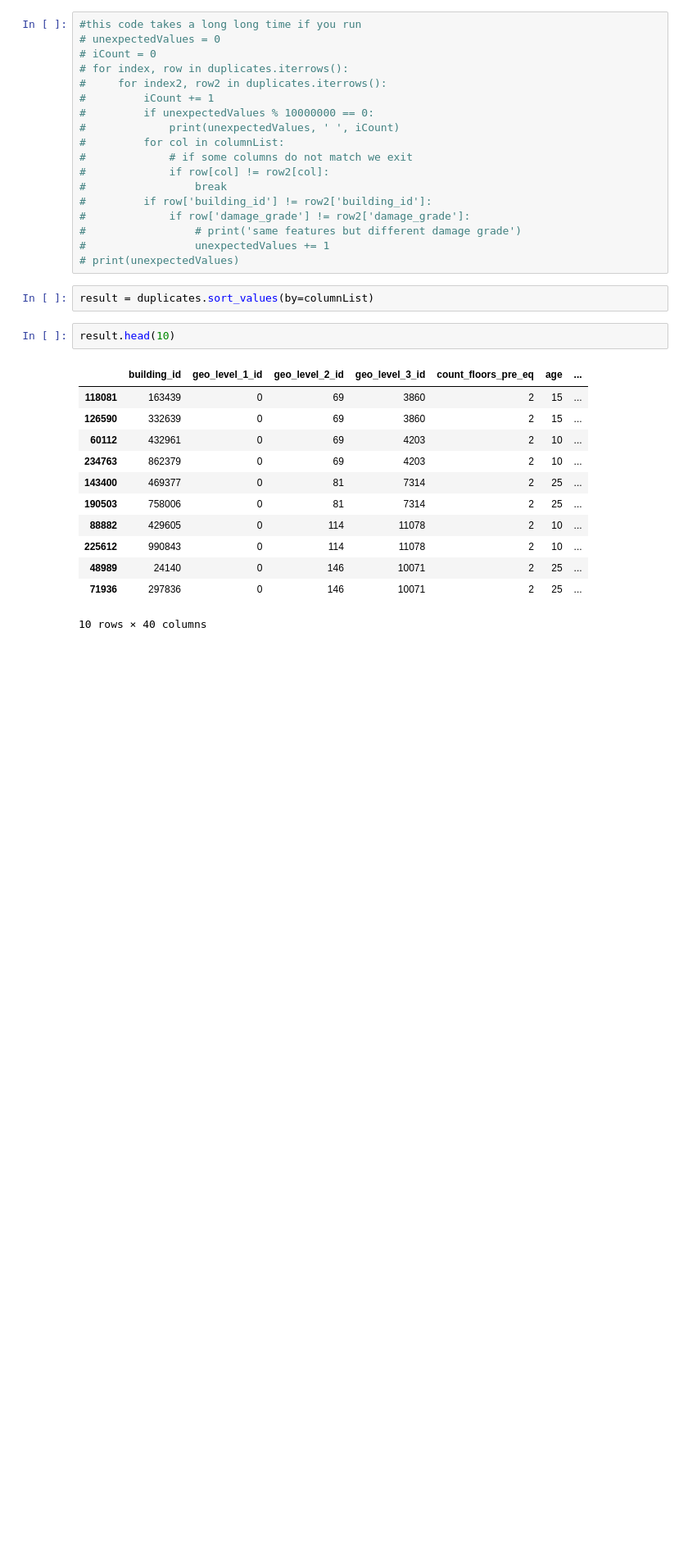
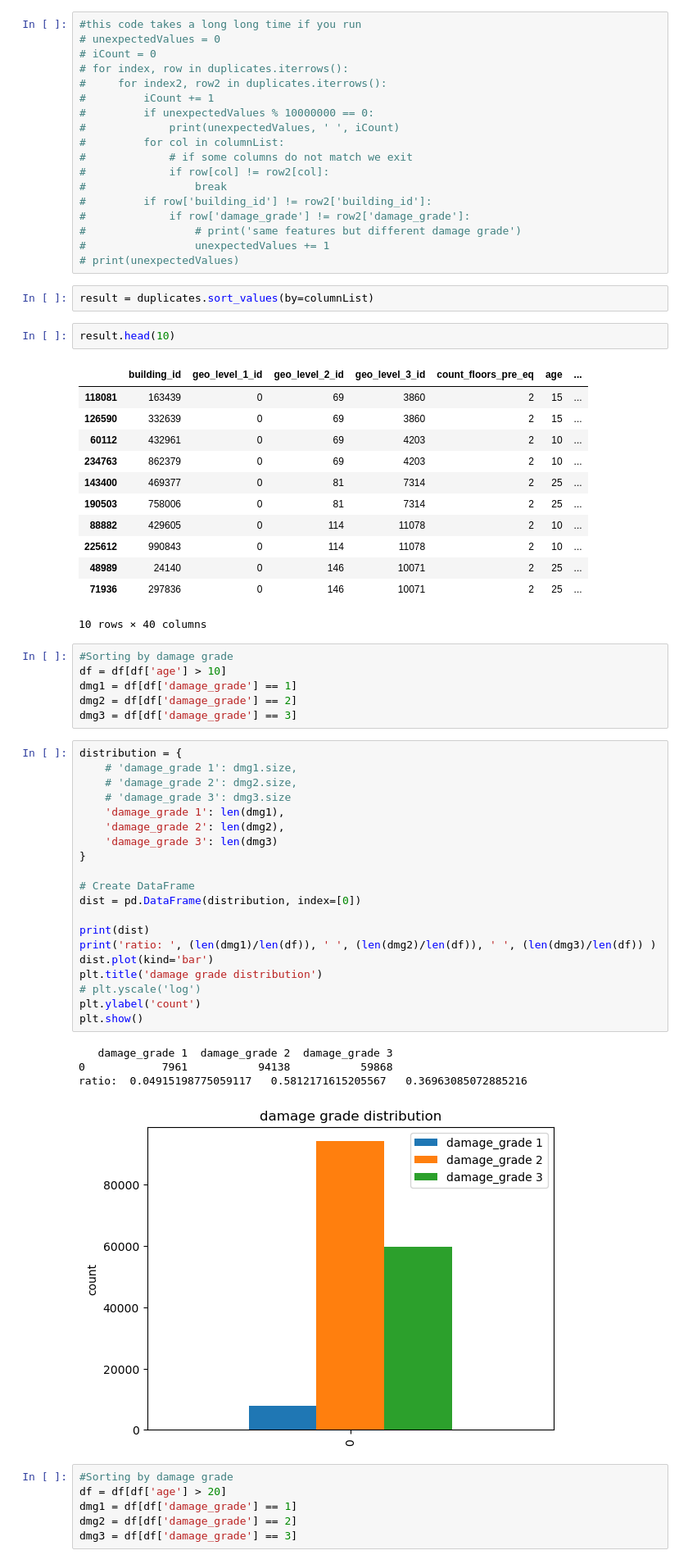
Before and after one commit to EvanGalea2/Earthquake-Damage-Predictor, a Jupyter notebook: DataExploration.ipynb, the cells around one changed output. Shown at 82% size. Drawn from its saved outputs; the diff is of its cells as text; blank space fills up the shorter version.

```diff
--- a/DataExploration.ipynb
+++ b/DataExploration.ipynb
@@ -291,3 +294,40 @@ result.head(10)
 | 48989 | 24140 | 0 | 146 | 10071 | 2 | 25 | ... |
 | 71936 | 297836 | 0 | 146 | 10071 | 2 | 25 | ... |
 10 rows × 40 columns
+# %%
+#Sorting by damage grade
+df = df[df['age'] > 10]
+dmg1 = df[df['damage_grade'] == 1]
+dmg2 = df[df['damage_grade'] == 2]
+dmg3 = df[df['damage_grade'] == 3]
+# %%
+distribution = {
+    # 'damage_grade 1': dmg1.size,
+    # 'damage_grade 2': dmg2.size,
+    # 'damage_grade 3': dmg3.size
+    'damage_grade 1': len(dmg1),
+    'damage_grade 2': len(dmg2),
+    'damage_grade 3': len(dmg3)
+}
+
+# Create DataFrame
+dist = pd.DataFrame(distribution, index=[0])
+
+print(dist)
+print('ratio: ', (len(dmg1)/len(df)), ' ', (len(dmg2)/len(df)), ' ', (len(dmg3)/len(df)) )
+dist.plot(kind='bar')
+plt.title('damage grade distribution')
+# plt.yscale('log')
+plt.ylabel('count')
+plt.show()
+# %% [output]
+   damage_grade 1  damage_grade 2  damage_grade 3
+0            7961           94138           59868
+ratio:  0.04915198775059117   0.5812171615205567   0.36963085072885216
+[figure, added]
+# %%
+#Sorting by damage grade
+df = df[df['age'] > 20]
+dmg1 = df[df['damage_grade'] == 1]
+dmg2 = df[df['damage_grade'] == 2]
+dmg3 = df[df['damage_grade'] == 3]
```
Also changed, not shown: parts of 7 cells of this notebook, 3 other files.
